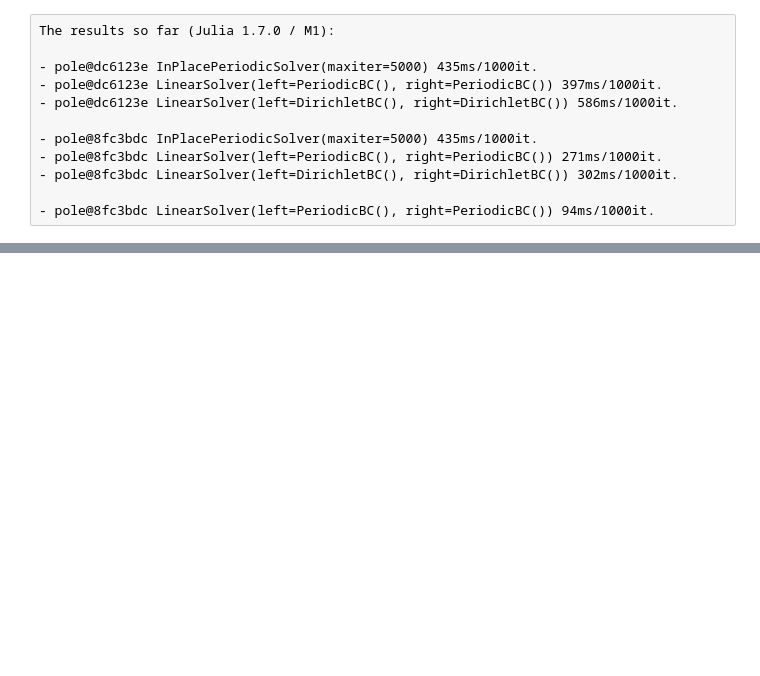
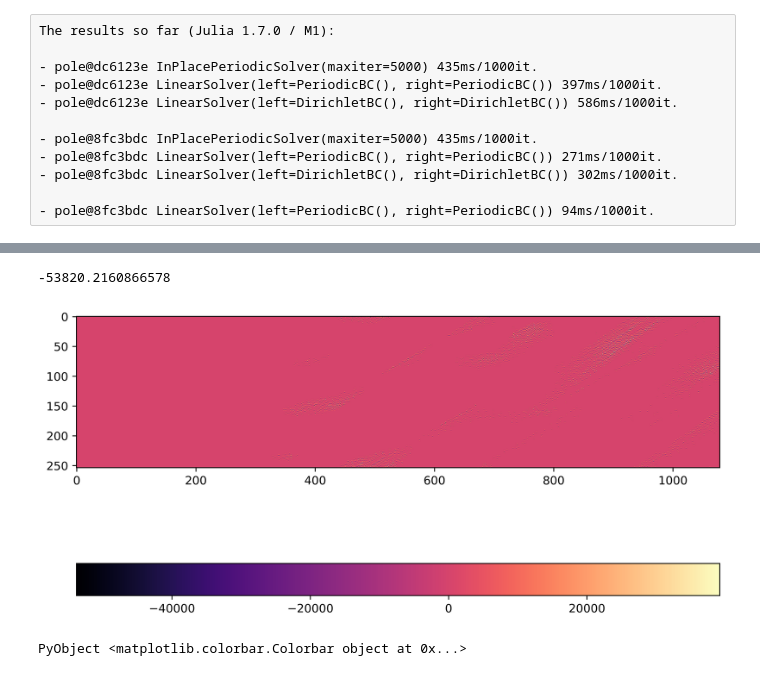
Before and after one commit to bchaber/iskra, a Jupyter notebook: twostreams.ipynb, the cells around one changed output, grey strips where cells are left out. Drawn from its saved outputs; the diff is of its cells as text; code cells hidden in the pictures; blank space fills up the shorter version.

```diff
--- a/twostreams.ipynb
+++ b/twostreams.ipynb
@@ -344,0 +324,20 @@ PyPlot.xticks([])
+# %%
+let
+    Jx = diagnostics["Jx"]
+    ρ = diagnostics["rho"]
+    minimum([(Jx[i,j] - Jx[i+1,j]) / Δh^2 - (ρ[i,j+1] - ρ[i,j]) / (electronNumRatio * Δt) for i in 2:nx-1, j in 1:ts-1])
+end
+# %% [output]
+-53820.2160866578
+# %%
+let
+    Jx = diagnostics["Jx"]
+    ρ = diagnostics["rho"]
+    PyPlot.figure(figsize=(10,10), dpi=800)
+    PyPlot.imshow([(Jx[i,j] - Jx[i+1,j]) / Δh^2 - (ρ[i,j+1] - ρ[i,j]) / (electronNumRatio * Δt) for i in 2:nx-1, j in 1:ts-1], cmap="magma")
+    #PyPlot.xlim((50.5, 100.5))
+    PyPlot.colorbar(orientation="horizontal")
+end
+# %% [output]
+[figure, added]
+PyObject <matplotlib.colorbar.Colorbar object at 0x...>
```
Also changed, not shown: parts of 19 cells of this notebook, 2 other files.
